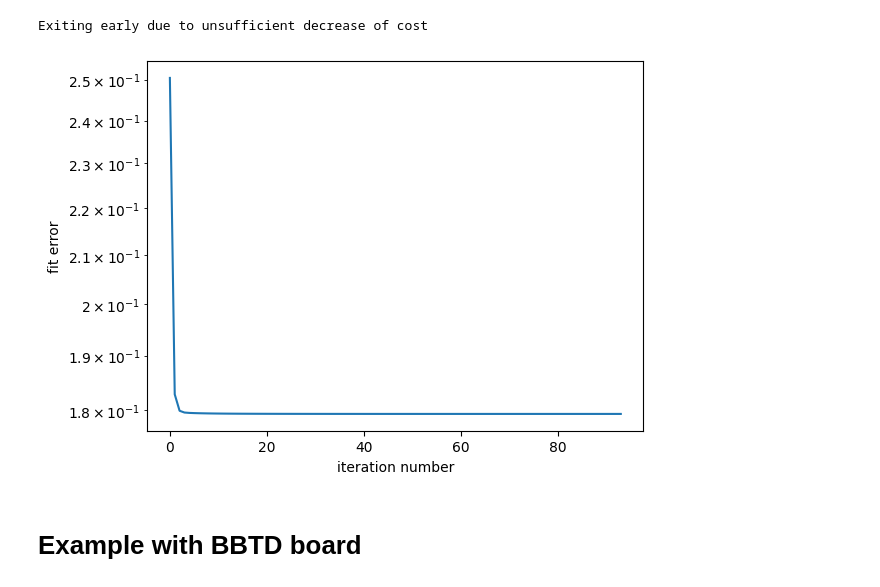
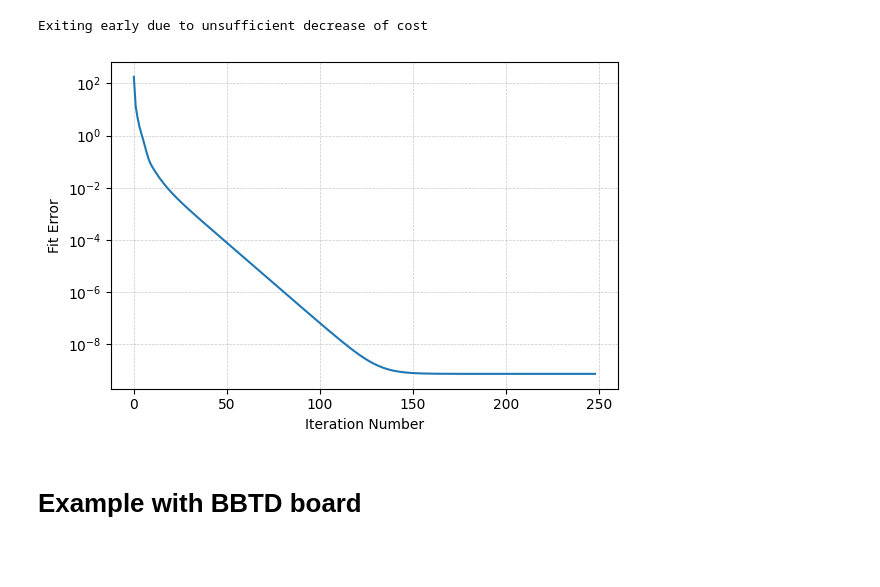
Before and after one commit to scbarreto/pyBBTD, a Jupyter notebook: notebooks/example_stokes.ipynb, the cells around one changed output. Cells and saved outputs as stored; diff of their text form; code cells hidden in the pictures; blank space fills up the shorter version.

```diff
--- a/notebooks/example_stokes.ipynb
+++ b/notebooks/example_stokes.ipynb
@@ -9,8 +15,8 @@ import pybbtd as pybbtd
 # %%
 # Create Stokes model
-R = 3
-L = 5
+R = 2
+L = 3
 btd.validate_R_L(R, L)
-X = stokes.Stokes([25, 25], R, L)
+X = stokes.Stokes([15, 15], R, L)
 # %% [output]
 Sufficient condition for uniqueness satisfied
@@ -19,36 +25,36 @@ Stokes tensor initialized with dimensions (25, 25, 4) on LL1 mode.
 # Create ground truth tensor
 [A0, B0, C0], T0 = X.generate_stokes_tensor()
 # %%
+# theta is the constraint matrix to represent a BTD-LL1 model as a CPD model
 theta = X.get_constraint_matrix()
 Tnoisy = btd.factors_to_tensor(
     A0, B0, C0, theta, block_mode="LL1"
-) + 1e-2 * np.random.randn(*X.dims)
+) + 1e-6 * np.random.randn(*X.dims)
+# or simply use
+# Tnoisy = T0 +  1e-6 * np.random.randn(*X.dims)
 # %%
 stokes.validate_stokes_tensor(Tnoisy)
 # %% [output]
 All pixels satisfy the Stokes constraints.
 # %%
-np.random.seed(10)
+np.random.seed(15)
 X.fit(
     data=Tnoisy,
     algorithm="ADMM",
-    init="random",
-    max_iter=5000,
+    init="kmeans",
+    max_iter=20000,
     rho=1,
-    max_admm=1,
+    max_admm=30,
     rel_tol=10**-8,
     abs_tol=10**-14,
     admm_tol=10**-10,
 )
 # %% [output]
 Exiting early due to unsufficient decrease of cost
-# %%
-fig, ax = plt.subplots()
-ax.semilogy(X.fit_error)
-ax.set_ylabel("fit error")
-_ = ax.set_xlabel("iteration number")
-# %% [output]
-[figure, removed]
+# %%
+draw_metrics.plot_error(X.fit_error)
+# %% [output]
+[figure, added]
 # %% [markdown]
 # Example with BBTD board
 # %%
```
Also changed, not shown: parts of 7 cells of this notebook, 13 other files.
